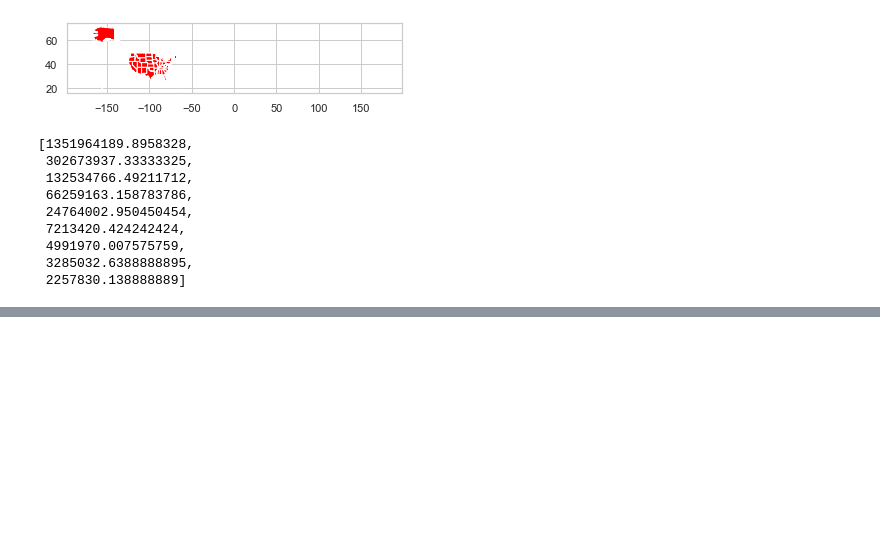
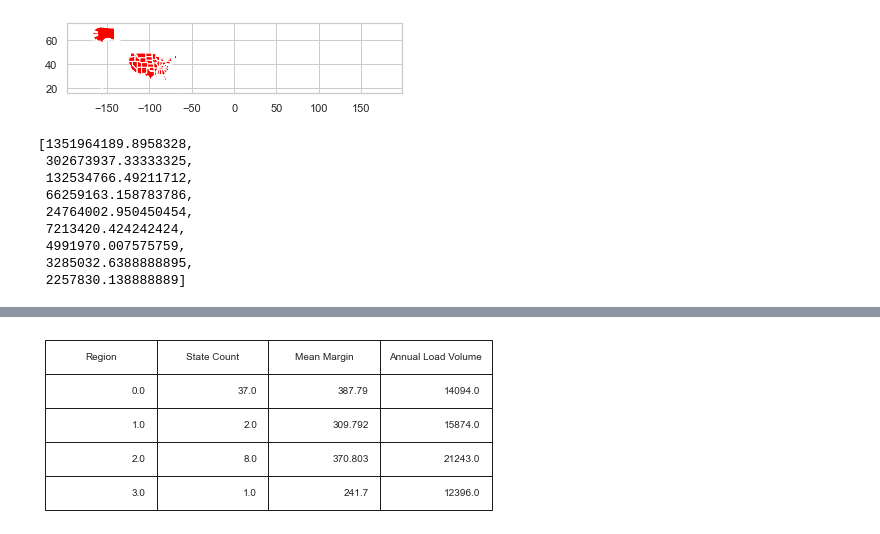
Before and after one commit to ShanRaye/regionalization_model, a Jupyter notebook: Regional_Model.ipynb, the cells around one changed output, grey strips where cells are left out. Drawn from its saved outputs; the diff is of its cells as text; code cells hidden in the pictures; blank space fills up the shorter version.

```diff
--- a/Regional_Model.ipynb
+++ b/Regional_Model.ipynb
@@ -283,0 +314,9 @@ NameError: name 'cl_pcts' is not defined
+# %%
+# Group table by cluster label, keep the variables used
+# for clustering, and obtain their mean
+Avg_Margin = statedb.groupby('km5cls')['Brokered Margin'].mean().to_frame(name = 'Mean Margin').reset_index()
+# Transpose the table and print it rounding each value
+# to three decimals
+Avg_Margin = Avg_Margin.round(3)
+
+Avg_Margin
@@ -283,0 +329,3 @@ NameError: name 'cl_pcts' is not defined
+# %%
+Load_Volume = statedb.groupby('km5cls')['Order #'].sum().to_frame(name = 'Annual Load Volume').reset_index()
+Load_Volume
@@ -283,0 +338,5 @@ NameError: name 'cl_pcts' is not defined
+# %%
+#Merge tables
+region_desc = pd.merge(k5sizes_df, Avg_Margin, how='left', on='km5cls')
+regiondesc = pd.merge(region_desc, Load_Volume, how='left', on='km5cls').rename(columns = {'km5cls':'Region'}, inplace = False)
+regiondesc
@@ -283,0 +349,19 @@ NameError: name 'cl_pcts' is not defined
+# %%
+def render_mpl_table(data, col_width=3.0, row_height=0.625, font_size=14,
+                     header_color='#40466e', row_colors=['#f1f1f2', 'w'], edge_color='w',
+                     bbox=[0, 0, 1, 1], header_columns=0,
+                     ax=None, **kwargs):
+    if ax is None:
+        size = (np.array(data.shape[::-1]) + np.array([0, 1])) * np.array([col_width, row_height])
+        fig, ax = plt.subplots(figsize=size)
+        ax.axis('off')
+
+    mpl_table = ax.table(cellText=data.values, bbox=bbox, colLabels=data.columns, **kwargs)
+
+    mpl_table.auto_set_font_size(True)
+    mpl_table.set_fontsize(font_size)
+
+render_mpl_table(regiondesc, header_columns=0, col_width=2.0)
+plt.savefig('Region Properties')
+# %% [output]
+[figure, added]
```
Also changed, not shown: parts of 12 cells of this notebook, 2 other files.
